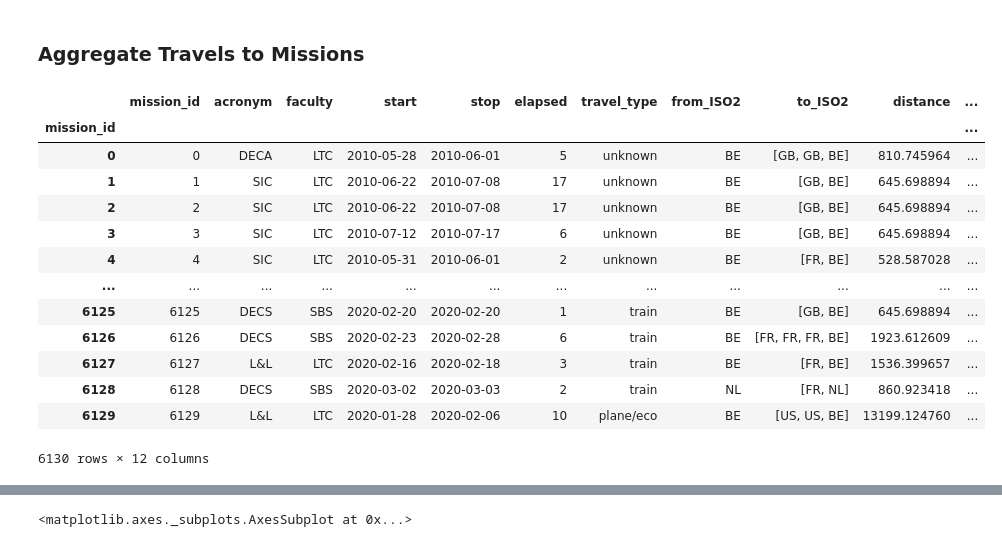
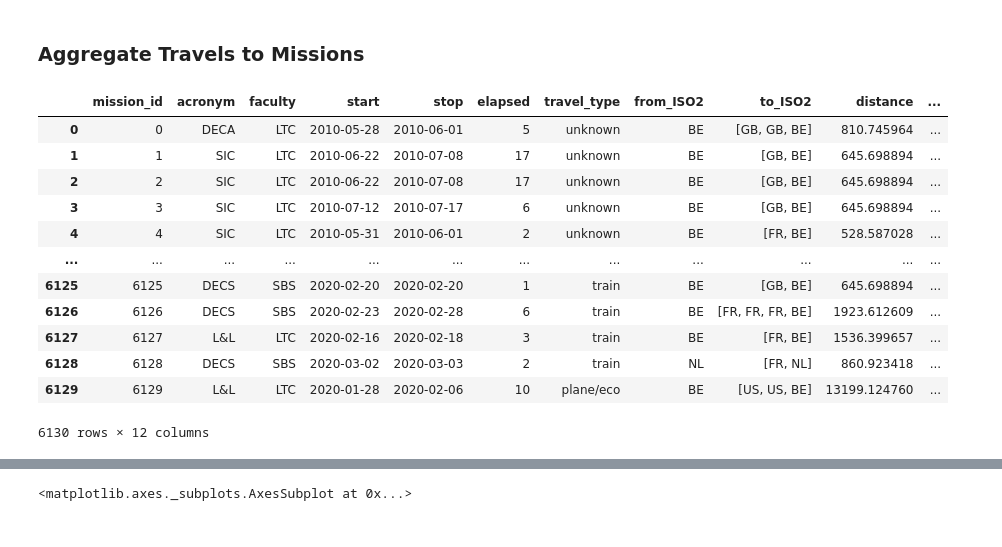
Before and after one commit to jlandercy/cookbook, a Jupyter notebook: python/api/SEM/BEP/03_Missions_Insights.ipynb, the cells around one changed output, grey strips where cells are left out. Drawn from its saved outputs; the diff is of its cells as text; code cells hidden in the pictures.

```diff
--- a/python/api/SEM/BEP/03_Missions_Insights.ipynb
+++ b/python/api/SEM/BEP/03_Missions_Insights.ipynb
@@ -74,17 +74,16 @@ Index(['travel_id', 'mission_id', 'from_geocodeid', 'from_citycleansed',
 ### Aggregate Travels to Missions
 # %%
 missions = travels.groupby('mission_id').agg({
-    'mission_id': 'first', 'acronym': 'first', 'faculty': 'first',
+    'acronym': 'first', 'faculty': 'first',
     'start': 'first', 'stop':'first', 'elapsed': 'first', 'travel_type': 'first',
     'from_ISO2': 'first', 'to_ISO2': list, 'distance': 'sum',
-})
+}).reset_index()
 missions['speed'] = missions['distance']/(24*missions['elapsed'])
-missions['year'] = missions['start'].dt.year
 missions['travel_type'] = missions['travel_type'].fillna('unknown')
+missions['to_ISO2-1'] = missions['to_ISO2'].apply(lambda x: x[0])
 missions
 # %% [output]
 |  | mission_id | acronym | faculty | start | stop | elapsed | travel_type | from_ISO2 | to_ISO2 | distance | ... |
-| mission_id |  |  |  |  |  |  |  |  |  |  | ... |
 | 0 | 0 | DECA | LTC | 2010-05-28 | 2010-06-01 | 5 | unknown | BE | [GB, GB, BE] | 810.745964 | ... |
 | 1 | 1 | SIC | LTC | 2010-06-22 | 2010-07-08 | 17 | unknown | BE | [GB, BE] | 645.698894 | ... |
 | 2 | 2 | SIC | LTC | 2010-06-22 | 2010-07-08 | 17 | unknown | BE | [GB, BE] | 645.698894 | ... |
```
Also changed, not shown: parts of 20 cells of this notebook.
